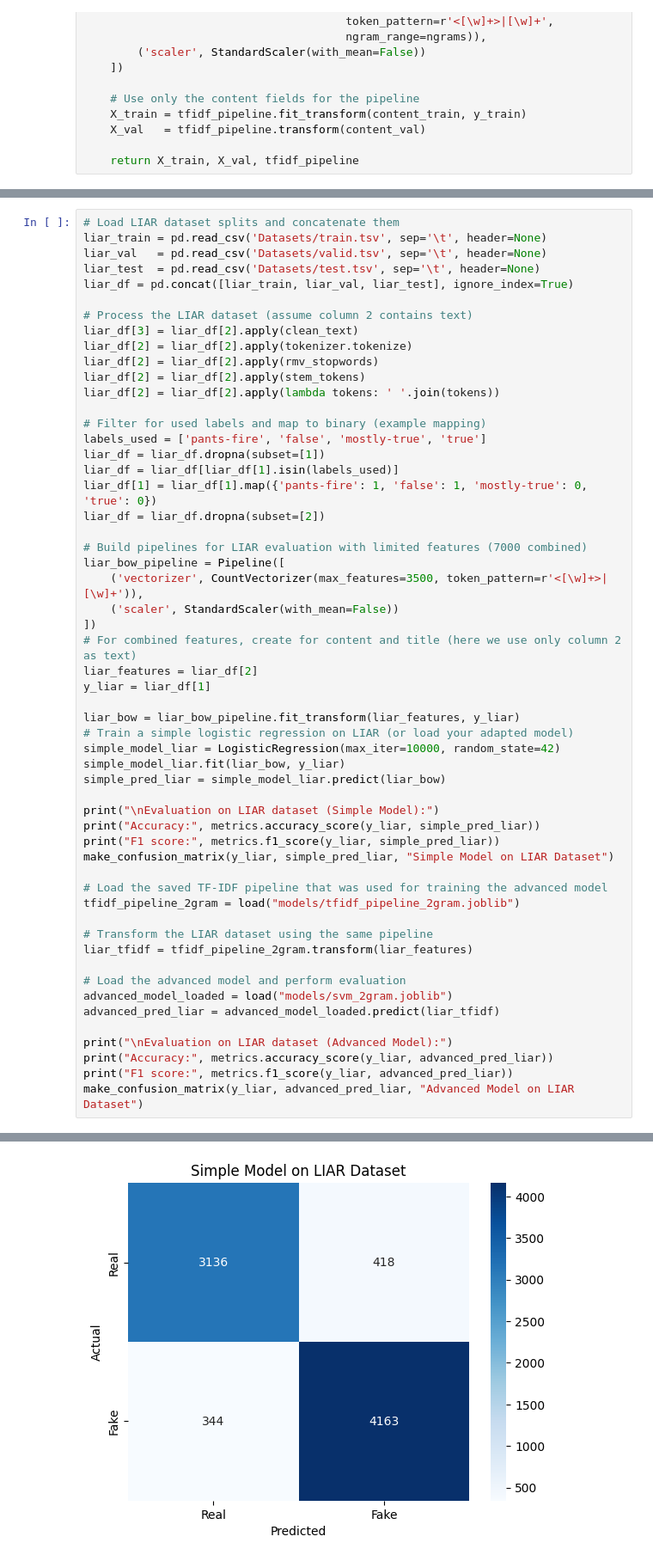
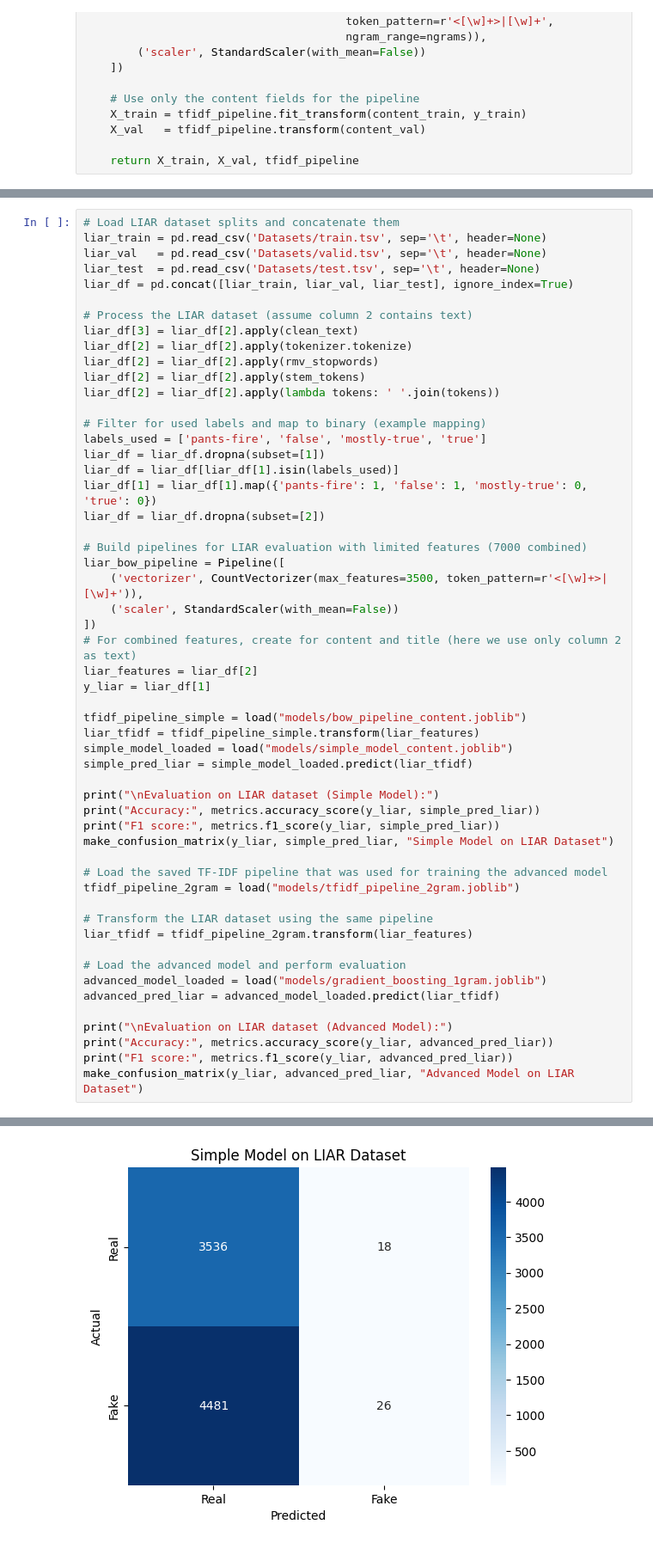
Before and after one commit to Feros47/GDS-Exam, a Jupyter notebook: fake-news.ipynb, the cells around one changed output, grey strips where cells are left out. Shown: that part at 86% size. Cells and saved outputs as stored; diff of their text form.

```diff
--- a/fake-news.ipynb
+++ b/fake-news.ipynb
@@ -632,11 +634,10 @@ liar_bow_pipeline = Pipeline([
 liar_features = liar_df[2]
 y_liar = liar_df[1]
 
-liar_bow = liar_bow_pipeline.fit_transform(liar_features, y_liar)
-# Train a simple logistic regression on LIAR (or load your adapted model)
-simple_model_liar = LogisticRegression(max_iter=10000, random_state=42)
-simple_model_liar.fit(liar_bow, y_liar)
-simple_pred_liar = simple_model_liar.predict(liar_bow)
+tfidf_pipeline_simple = load("models/bow_pipeline_content.joblib")
+liar_tfidf = tfidf_pipeline_simple.transform(liar_features)
+simple_model_loaded = load("models/simple_model_content.joblib")
+simple_pred_liar = simple_model_loaded.predict(liar_tfidf)
 
 print("\nEvaluation on LIAR dataset (Simple Model):")
 print("Accuracy:", metrics.accuracy_score(y_liar, simple_pred_liar))
@@ -650,7 +651,7 @@ tfidf_pipeline_2gram = load("models/tfidf_pipeline_2gram.joblib")
 liar_tfidf = tfidf_pipeline_2gram.transform(liar_features)
 
 # Load the advanced model and perform evaluation
-advanced_model_loaded = load("models/svm_2gram.joblib")
+advanced_model_loaded = load("models/gradient_boosting_1gram.joblib")
 advanced_pred_liar = advanced_model_loaded.predict(liar_tfidf)
 
 print("\nEvaluation on LIAR dataset (Advanced Model):")
@@ -664,2 +665,2 @@ F1 score: 0.8916690361103213
-[figure, old version]
+[figure, new version]
 Evaluation on LIAR dataset (Advanced Model):
```
Also changed, not shown: parts of 3 cells of this notebook, 6 other files.
